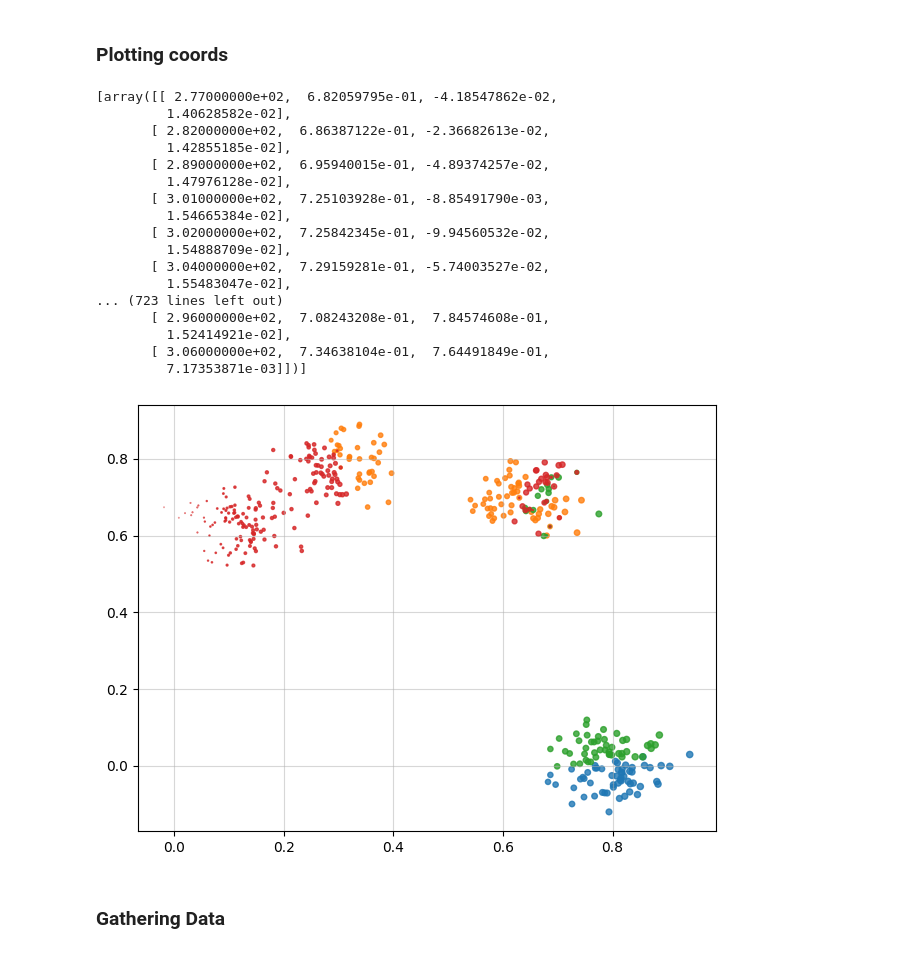
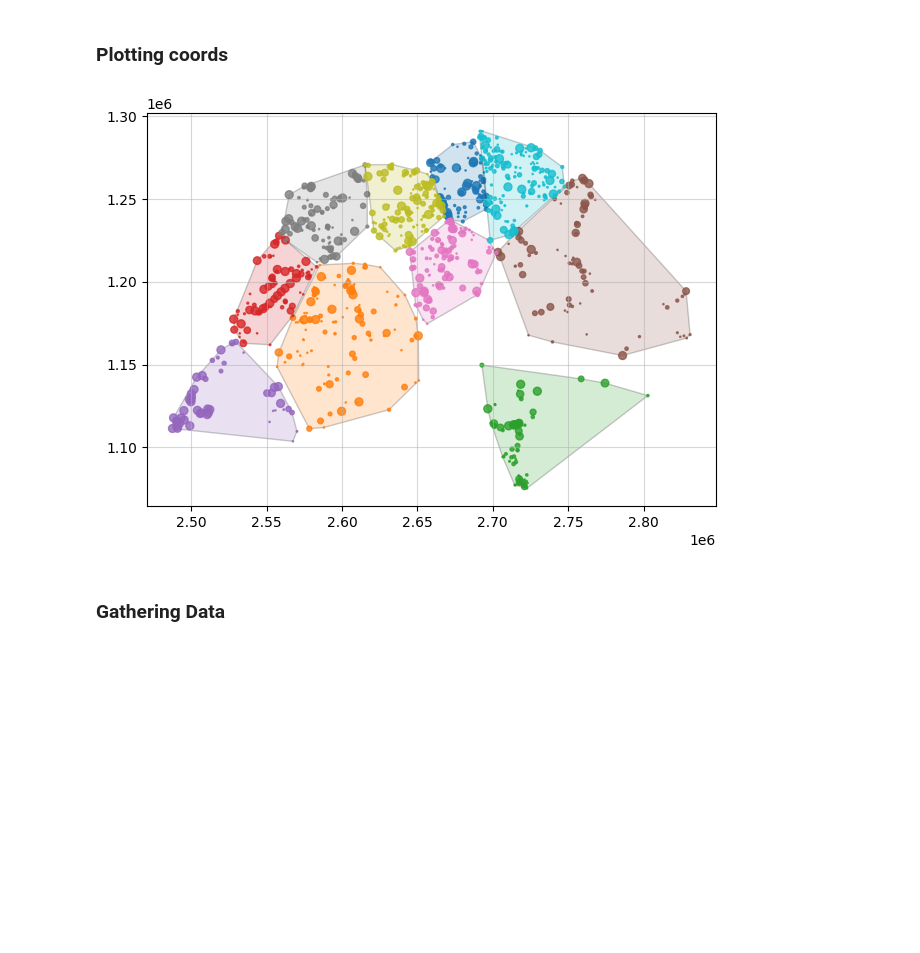
Before and after one commit to mehdimhb/geometric-sampling, a Jupyter notebook: simulation.ipynb, the cells around one changed output. Drawn from its saved outputs; the diff is of its cells as text; code cells hidden in the pictures; blank space fills up the shorter version.

```diff
--- a/simulation.ipynb
+++ b/simulation.ipynb
@@ -492,13 +480,14 @@ def find_samples(coords, probs, n, num_samples):
 # %% [markdown]
 ## Initial Population
 # %%
-n = 4 # Number of item in each sample (number of clusters)
-sample_cnt = 20 # How many sample gather from each desiging method
+n = 10 # Number of item in each sample (number of clusters)
+sample_cnt = 5 # How many sample gather from each desiging method
 # %% [markdown]
 ### Coords
 # %% [markdown]
 Uncomment each one you would like to get result from
 # %%
+swiss = 0
 ######### GRID
 # grid_size = 20
 # N = grid_size**2
@@ -506,22 +495,24 @@ Uncomment each one you would like to get result from
 
 
 ######### RANDOM
-# N = 400
-# coords = rng.random_coordinates((N, 2))
+N = 400
+coords = rng.random_coordinates((N, 2))
 
 ######### CLUSTRED
-n_clusters = 4
-cluster_std = 0.05
-N = 400
-coords = rng.cluster_coordinates(n_clusters, cluster_std, (N, 2))
-idx = np.lexsort((coords[:,1], coords[:,0]))
-coords = coords[idx]
+# n_clusters = 4
+# cluster_std = 0.05
+# N = 400
+# coords = rng.cluster_coordinates(n_clusters, cluster_std, (N, 2))
+# idx = np.lexsort((coords[:,1], coords[:,0]))
+# coords = coords[idx]
 
 
 ######### SWISS: https://docs.google.com/spreadsheets/d/10uYLsZpxRV5lUrsGfy3gI0RD4fAn8lIP/edit?usp=sharing&ouid=117333816980669142577&rtpof=true&sd=true
-# swiss_df = pd.read_csv('/content/swiss.csv')
-# coords = swiss_df[['COORD_X', 'COORD_Y']].to_numpy()
-# N = len(coords)
+swiss = 1
+swiss_df = pd.read_csv('/home/divar/projects/geometric-sampling/swiss.csv')
+coords = swiss_df[['COORD_X', 'COORD_Y']].to_numpy()
+swiss_df['AREA'] = swiss_df['AREA'].clip(lower=1, upper=40)
+N = len(coords)
 # %% [markdown]
 ### Probabilities
 # %% [markdown]
@@ -533,3 +524,6 @@ probs = rng.equal_probabilities(n, N)
 
 ######### UNEQUAL
 probs = np.sort(rng.unequal_probabilities(n, N))
+
+if swiss == 1:
+    probs = inclusion_probabilities(swiss_df['AREA'].to_numpy(), n)
@@ -553,53 +572,37 @@ def plot_convex_hull(
             facecolor=color,
             alpha=alpha,
             edgecolor=edge_color,
             lw=line_width,
         )
         ax.add_patch(polygon)
         return ax, hull
 
 density_measure = gs.measure.Density(coords, probs, n)
 clusters, centroids = density_measure.clusters, density_measure.centroids
 fig, ax = plt.subplots()
-for cluster_idx, cluster in enumerate(clusters):
+for cluster_idx, cluster in tqdm(enumerate(clusters), total=len(clusters), desc="Plotting clusters"):
     cluster_points = cluster[:, 1:3]
     cluster_color = plt.cm.tab10(cluster_idx % 10)
     cmap = plt.get_cmap('tab10')         # get the colormap object
     n_colors = cmap.N                  # how many entries it has
-    cluster_color = cmap(cluster_idx % n_colors)    # ax, _ = plot_convex_hull(cluster_points, ax, color=cluster_color, alpha=0.2)
+    cluster_color = cmap(cluster_idx % n_colors)    #
+    ax, _ = plot_convex_hull(cluster_points, ax, color=cluster_color, alpha=0.2)
     ax.scatter(
         cluster_points[:, 0],
         cluster_points[:, 1],
         color=cluster_color,
         s=cluster[:, 3] * 1000,
         alpha=0.8,
     )
     ax.grid(alpha=0.5)
     # ax.set_xticks([0, 0.2, 0.4, 0.6, 0.8, 1])
     # ax.set_yticks([0, 0.2, 0.4, 0.6, 0.8, 1])
 
 plt.tight_layout()
 plt.show()
 # ax.show()
 # %% [output]
-[array([[ 2.77000000e+02,  6.82059795e-01, -4.18547862e-02,
-         1.40628582e-02],
-       [ 2.82000000e+02,  6.86387122e-01, -2.36682613e-02,
-         1.42855185e-02],
-       [ 2.89000000e+02,  6.95940015e-01, -4.89374257e-02,
-         1.47976128e-02],
-       [ 3.01000000e+02,  7.25103928e-01, -8.85491790e-03,
-         1.54665384e-02],
-       [ 3.02000000e+02,  7.25842345e-01, -9.94560532e-02,
-         1.54888709e-02],
-       [ 3.04000000e+02,  7.29159281e-01, -5.74003527e-02,
-         1.55483047e-02],
-... (723 lines left out)
-       [ 2.96000000e+02,  7.08243208e-01,  7.84574608e-01,
-         1.52414921e-02],
-       [ 3.06000000e+02,  7.34638104e-01,  7.64491849e-01,
-         7.17353871e-03]])]
-[figure, old version]
+[figure, new version]
 # %% [markdown]
 ### Gathering Data
 # %%
```
Also changed, not shown: parts of 16 cells of this notebook, 3 other files.
